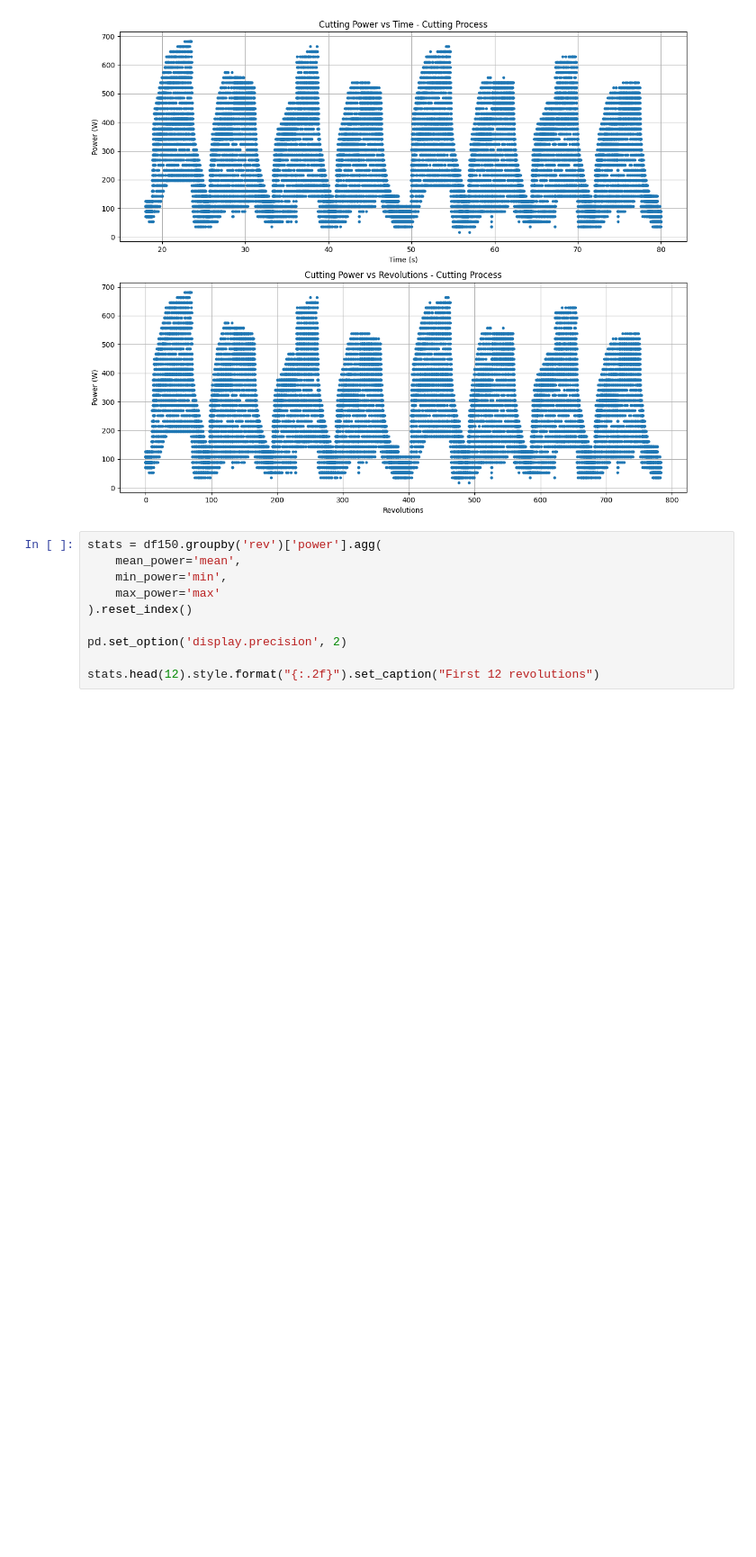
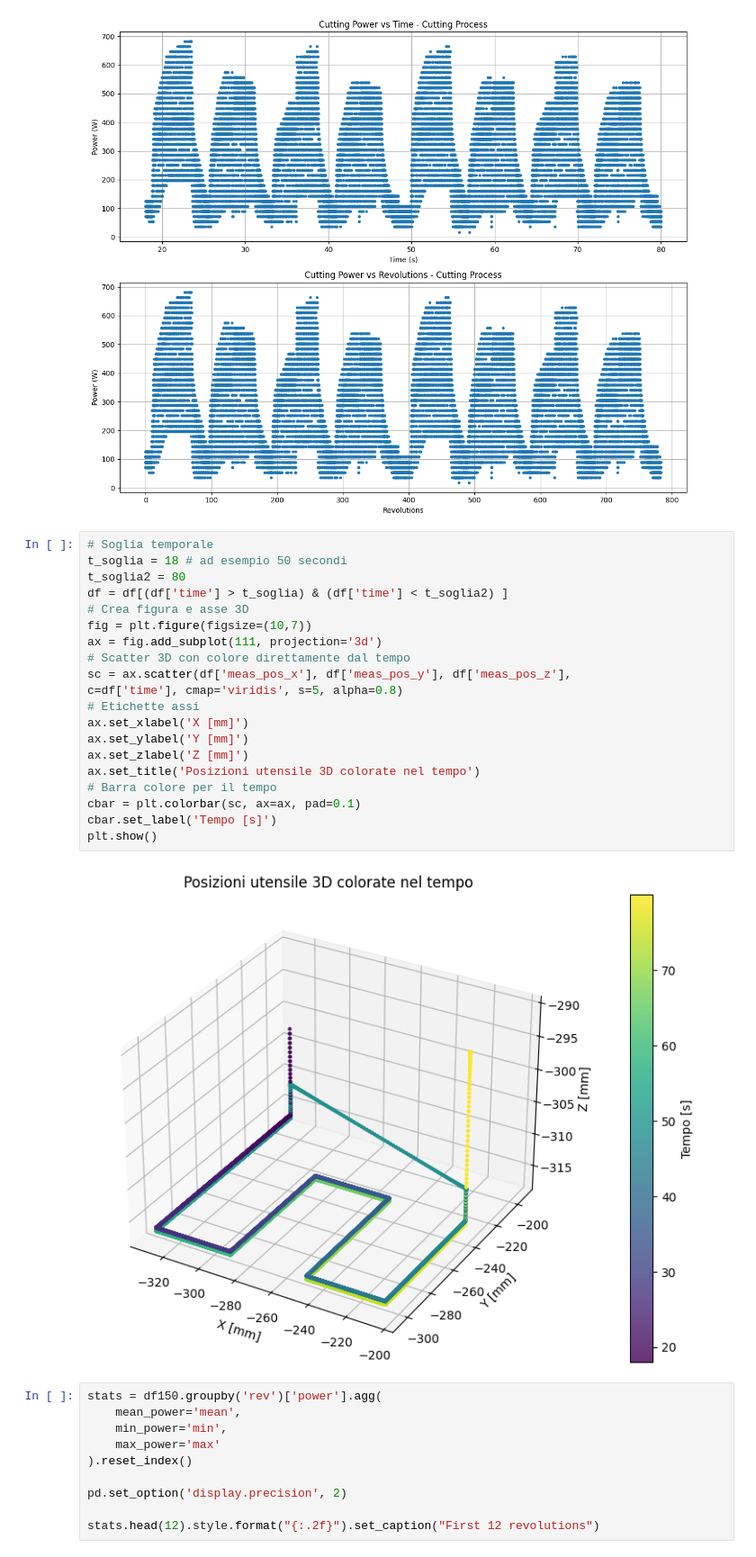
Before and after one commit to PaoloRos/MASSMa, a Jupyter notebook: 2_assignment/SURF_PAOLO.ipynb, the cells around one changed output. Shown at 90% size. Cells and saved outputs as stored; diff of their text form; blank space fills up the shorter version.

```diff
--- a/2_assignment/SURF_PAOLO.ipynb
+++ b/2_assignment/SURF_PAOLO.ipynb
@@ -100,6 +100,28 @@ plt.tight_layout()
 plt.show()
 # %% [output]
 [figure]
+# %%
+# Soglia temporale
+t_soglia = 18 # ad esempio 50 secondi
+t_soglia2 = 80
+df = df[(df['time'] > t_soglia) & (df['time'] < t_soglia2) ]
+# Crea figura e asse 3D
+fig = plt.figure(figsize=(10,7))
+ax = fig.add_subplot(111, projection='3d')
+# Scatter 3D con colore direttamente dal tempo
+sc = ax.scatter(df['meas_pos_x'], df['meas_pos_y'], df['meas_pos_z'],
+c=df['time'], cmap='viridis', s=5, alpha=0.8)
+# Etichette assi
+ax.set_xlabel('X [mm]')
+ax.set_ylabel('Y [mm]')
+ax.set_zlabel('Z [mm]')
+ax.set_title('Posizioni utensile 3D colorate nel tempo')
+# Barra colore per il tempo
+cbar = plt.colorbar(sc, ax=ax, pad=0.1)
+cbar.set_label('Tempo [s]')
+plt.show()
+# %% [output]
+[figure, added]
 # %%
 stats = df150.groupby('rev')['power'].agg(
     mean_power='mean',
```
Also changed, not shown: 8 other files.
